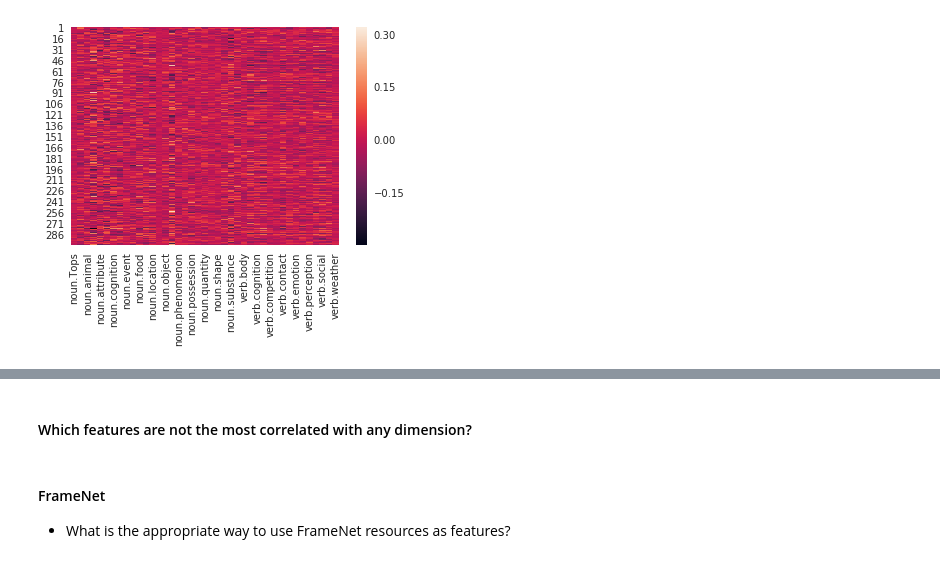
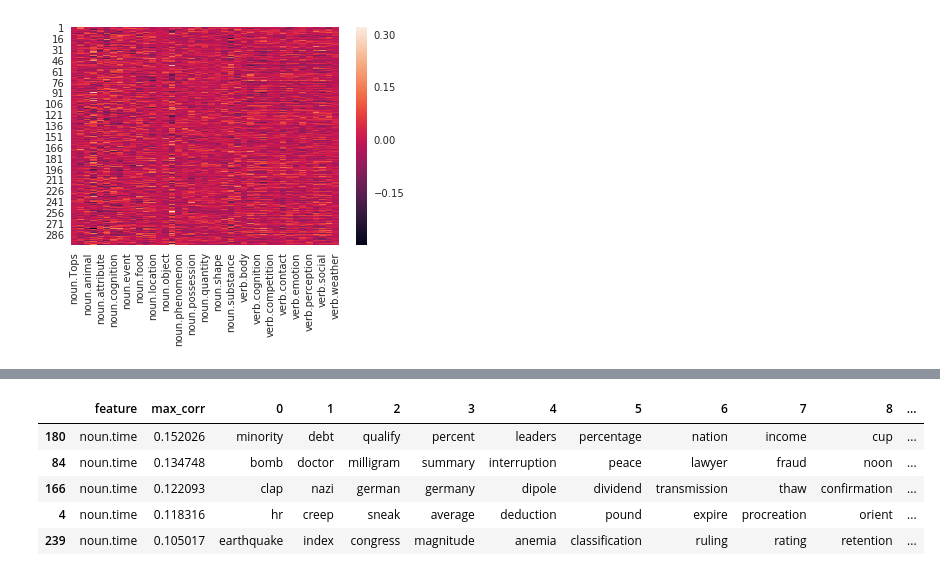
Before and after one commit to geoffbacon/semrep, a Jupyter notebook: semrep/evaluate/qvec/explore.ipynb, the cells around one changed output, grey strips where cells are left out. Saved outputs shown, nothing was run; the diff lists cells and outputs as text; code cells hidden in the pictures.

```diff
--- a/semrep/evaluate/qvec/explore.ipynb
+++ b/semrep/evaluate/qvec/explore.ipynb
@@ -450,8 +458,13 @@ Most of these top words seem like junk. However, it'd be good to tease this apar
 # %%
 def get_dims(feature, df=top_k):
     """Return the dimensions aligned with `feature` in `df`."""
-    return df[df['feature']==feature]
+    return df[df['feature']==feature].sort_values(by='max_corr', ascending=False)
 
-get_dims('noun.animal')
+get_dims('noun.time').head()
+# %% [output]
+|  | feature | max_corr | 0 | 1 | 2 | 3 | 4 | 5 | 6 | 7 | 8 | ... |
+| 180 | noun.time | 0.152026 | minority | debt | qualify | percent | leaders | percentage | nation | income | cup | ... |
+| 84 | noun.time | 0.134748 | bomb | doctor | milligram | summary | interruption | peace | lawyer | fraud | noon | ... |
+| 166 | noun.time | 0.122093 | clap | nazi | german | germany | dipole | dividend | transmission | thaw | confirmation | ... |
+| 4 | noun.time | 0.118316 | hr | creep | sneak | average | deduction | pound | expire | procreation | orient | ... |
+| 239 | noun.time | 0.105017 | earthquake | index | congress | magnitude | anemia | classification | ruling | rating | retention | ... |
-# %% [markdown]
-#### Which features are not the most correlated with any dimension?
@@ -460,4 +470,0 @@ subset.index.difference(top_k['feature'])
-# %% [markdown]
-#### FrameNet
-
-- What is the appropriate way to use FrameNet resources as features?
```
Also changed, not shown: parts of 16 cells of this notebook, 1 other file.
